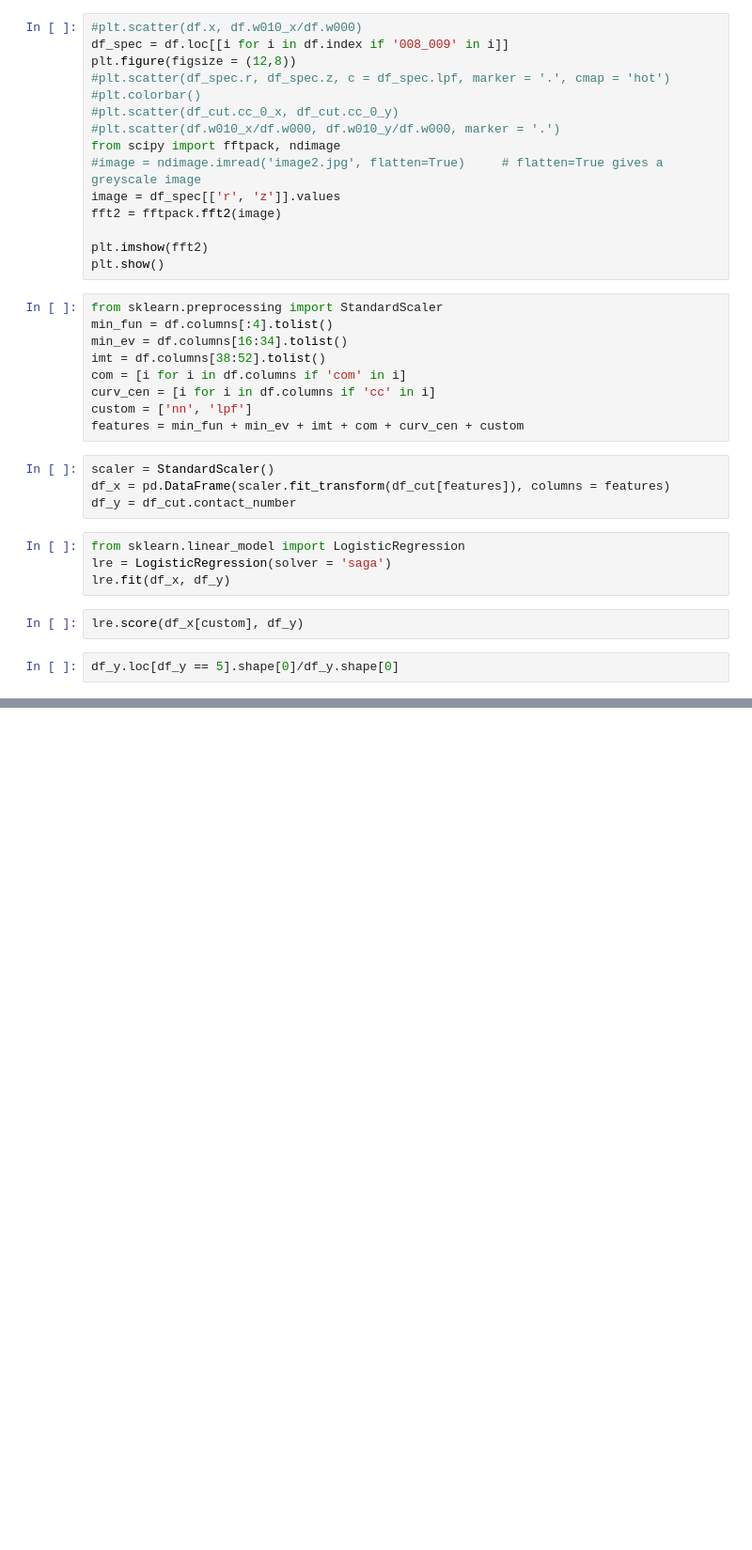
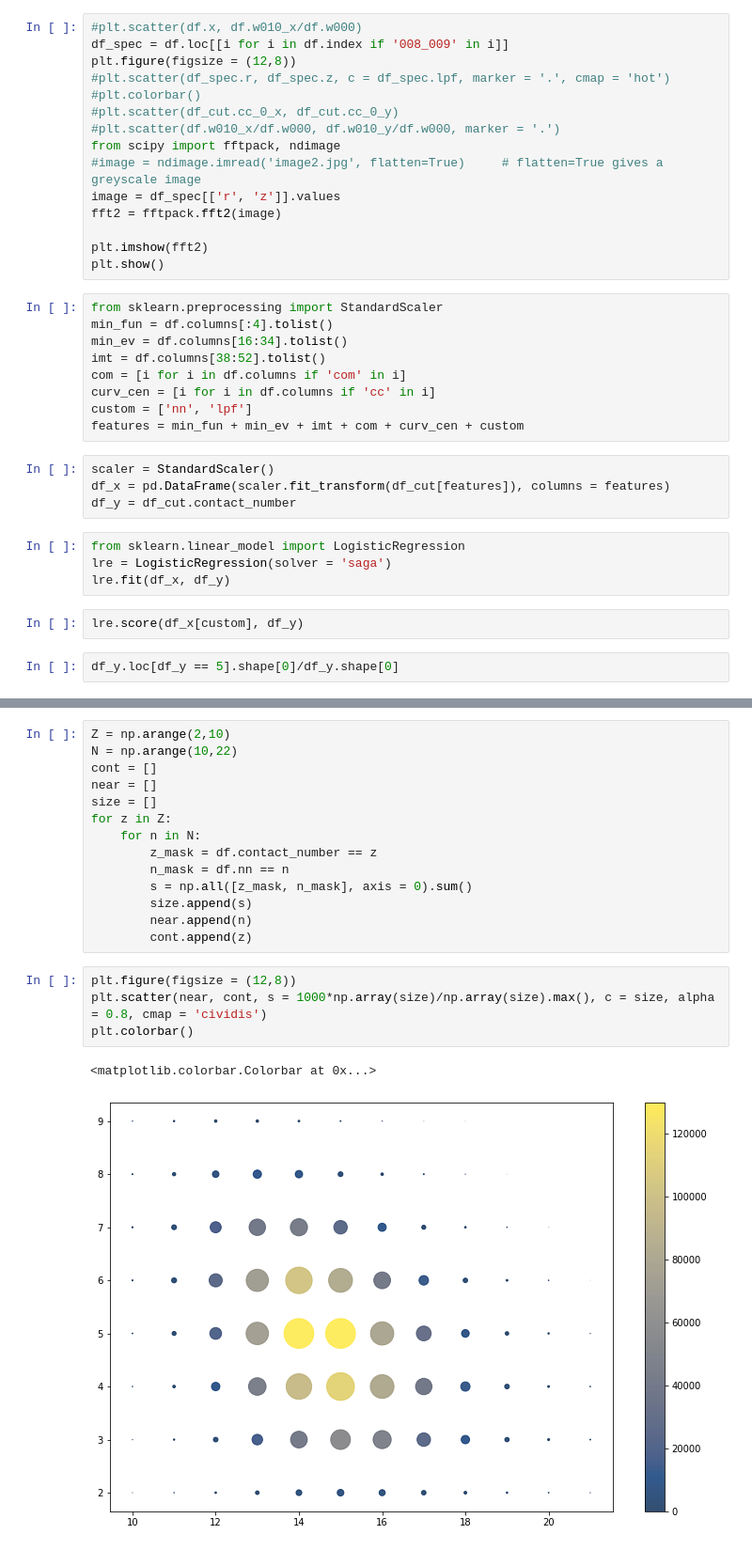
Before and after one commit to AnsgarKuehn/CN_Analysis, a Jupyter notebook: Notebooks/Analysis.ipynb, the cells around one changed output, grey strips where cells are left out. Shown at 94% size. Saved outputs shown, nothing was run; the diff lists cells and outputs as text; blank space fills up the shorter version.

```diff
--- a/Notebooks/Analysis.ipynb
+++ b/Notebooks/Analysis.ipynb
@@ -171,0 +133,21 @@ TypeError: fit() got an unexpected keyword argument 'solver'
+# %%
+Z = np.arange(2,10)
+N = np.arange(10,22)
+cont = []
+near = []
+size = []
+for z in Z:
+    for n in N:
+        z_mask = df.contact_number == z
+        n_mask = df.nn == n
+        s = np.all([z_mask, n_mask], axis = 0).sum()
+        size.append(s)
+        near.append(n)
+        cont.append(z)
+# %%
+plt.figure(figsize = (12,8))
+plt.scatter(near, cont, s = 1000*np.array(size)/np.array(size).max(), c = size, alpha = 0.8, cmap = 'cividis')
+plt.colorbar()
+# %% [output]
+<matplotlib.colorbar.Colorbar at 0x...>
+[figure, added]
```
Also changed, not shown: parts of 19 cells of this notebook, 5 other files.
